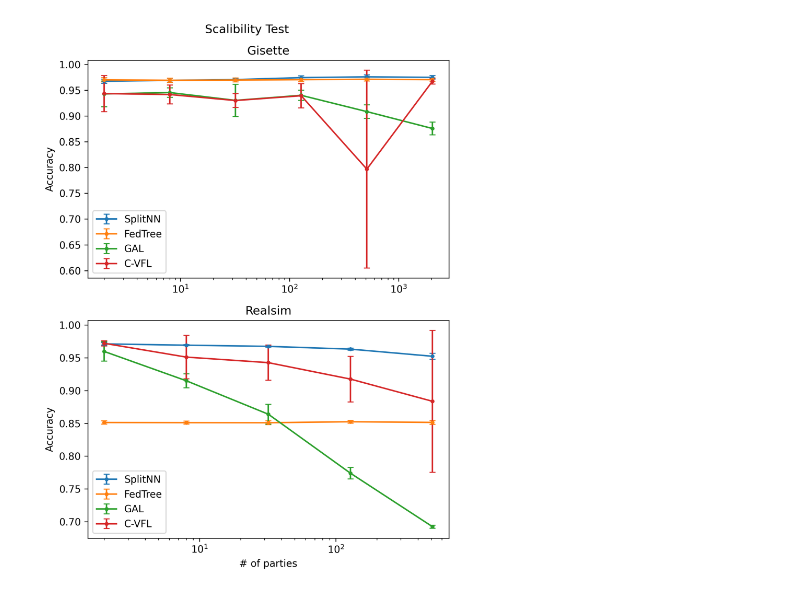
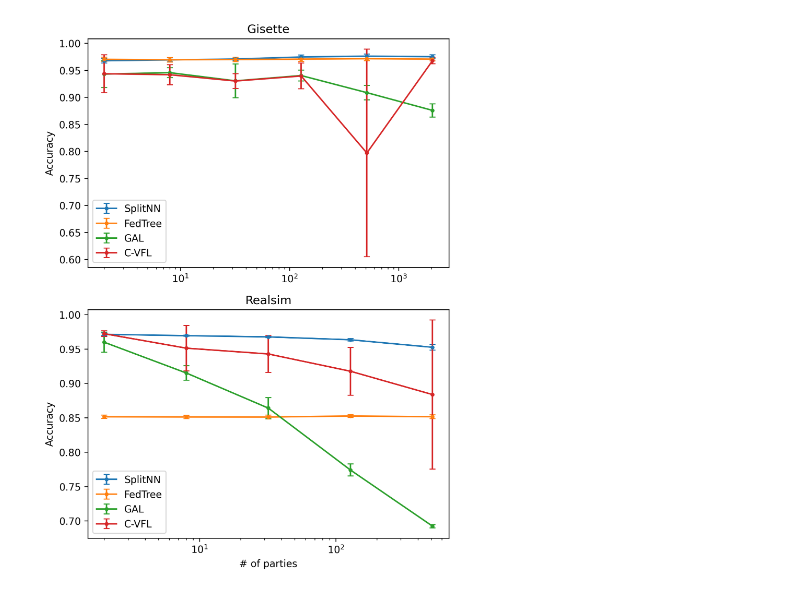
Before and after one commit to Xtra-Computing/VertiBench, a Jupyter notebook: scale_test.ipynb, the cells around one changed output. Cells and saved outputs as stored; diff of their text form; code cells hidden in the pictures.

Commit message:
update: scale_test fig remove title

```diff
--- a/scale_test.ipynb
+++ b/scale_test.ipynb
@@ -66,7 +66,6 @@ gal_realsim[ 512]=np.array([68.7733, 69.3818, 69.3265, 69.4302, 69.2297])/100
 # %%
 def draw():
     fig, (ax1, ax2) = plt.subplots(2,1, figsize=(6, 8))
-    fig.suptitle("Scalibility Test")
     fig.set_dpi(300)
 
     x = [2, 8, 32, 128, 512, 2048]
@@ -125,31 +124,31 @@ def draw():
 
     x = [2, 8, 32, 128, 512]
     y = [np.mean(gal_realsim[key]) for key in x]
     yerr = [np.std(gal_realsim[key]) for key in x]
     # x.insert(1, 4)
     # y.insert(1, 0.9352)
     # yerr.insert(1, 0.0222)
     ax2.errorbar(x, y, yerr=yerr,label="GAL", fmt='.-', capsize=3)
 
     x = [2, 8, 32, 128, 512]
     y = [np.mean(cvfl_realsim[key]) for key in x]
     yerr = [np.std(cvfl_realsim[key]) for key in x]
     # x.insert(1, 4)
     # y.insert(1, 0.8858)
     # yerr.insert(1, 0.1671)
     ax2.errorbar(x, y, yerr=yerr,label="C-VFL", fmt='.-', capsize=3)
 
     ax2.set_title("Realsim")
     ax2.set_xlabel("# of parties")
     ax2.set_ylabel("Accuracy")
     ax2.set_xscale('log')
     ax2.legend()
     fig.tight_layout()
 
     plt.show()
 
 draw()
 
 # NOTE: CVFL realsim epoch 取 100 和 50 没什么区别，所以取了50比较稳定的结果
 # %% [output]
-[figure, old version]
+[figure, new version]
```
Also changed, not shown: 1 other file.
